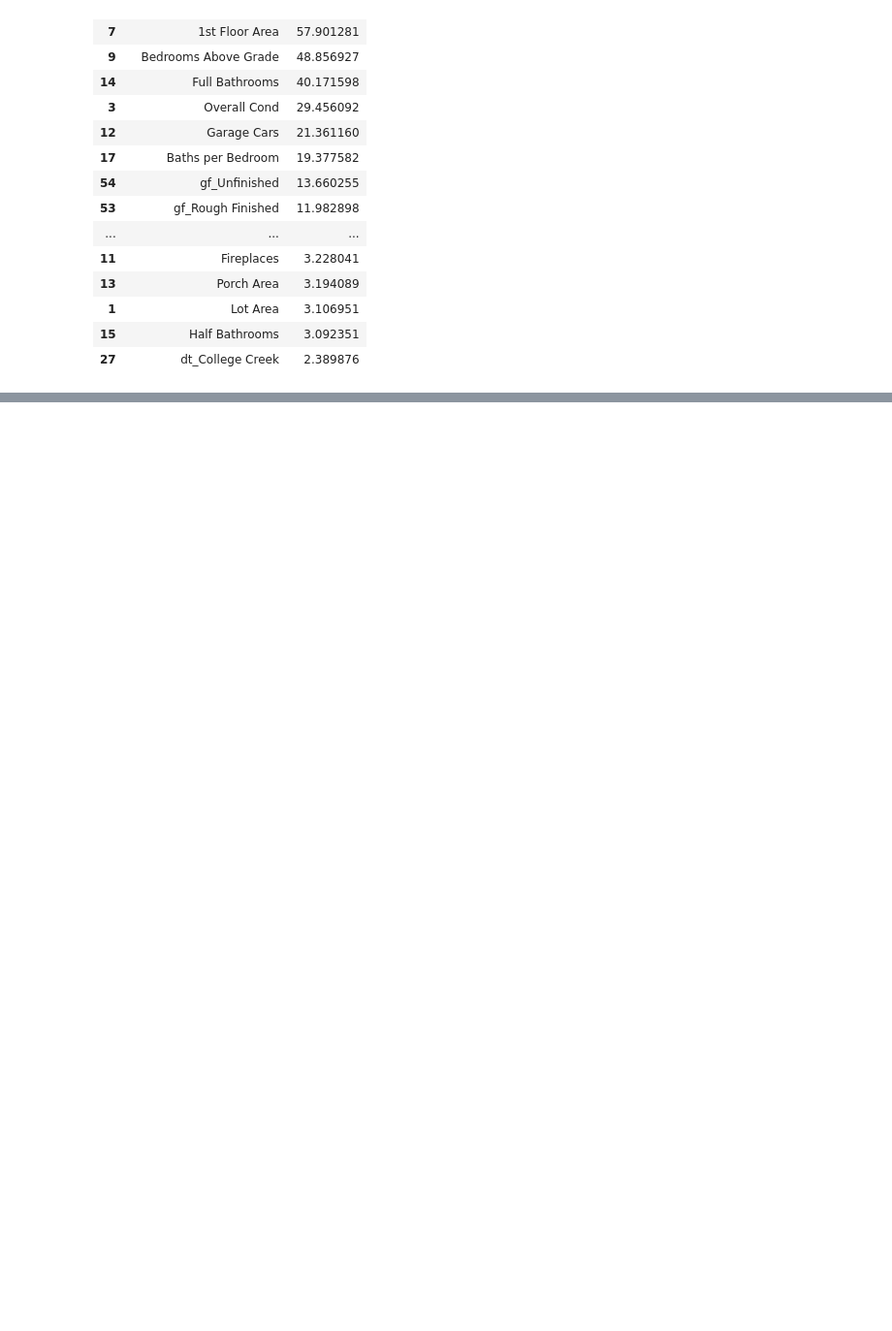
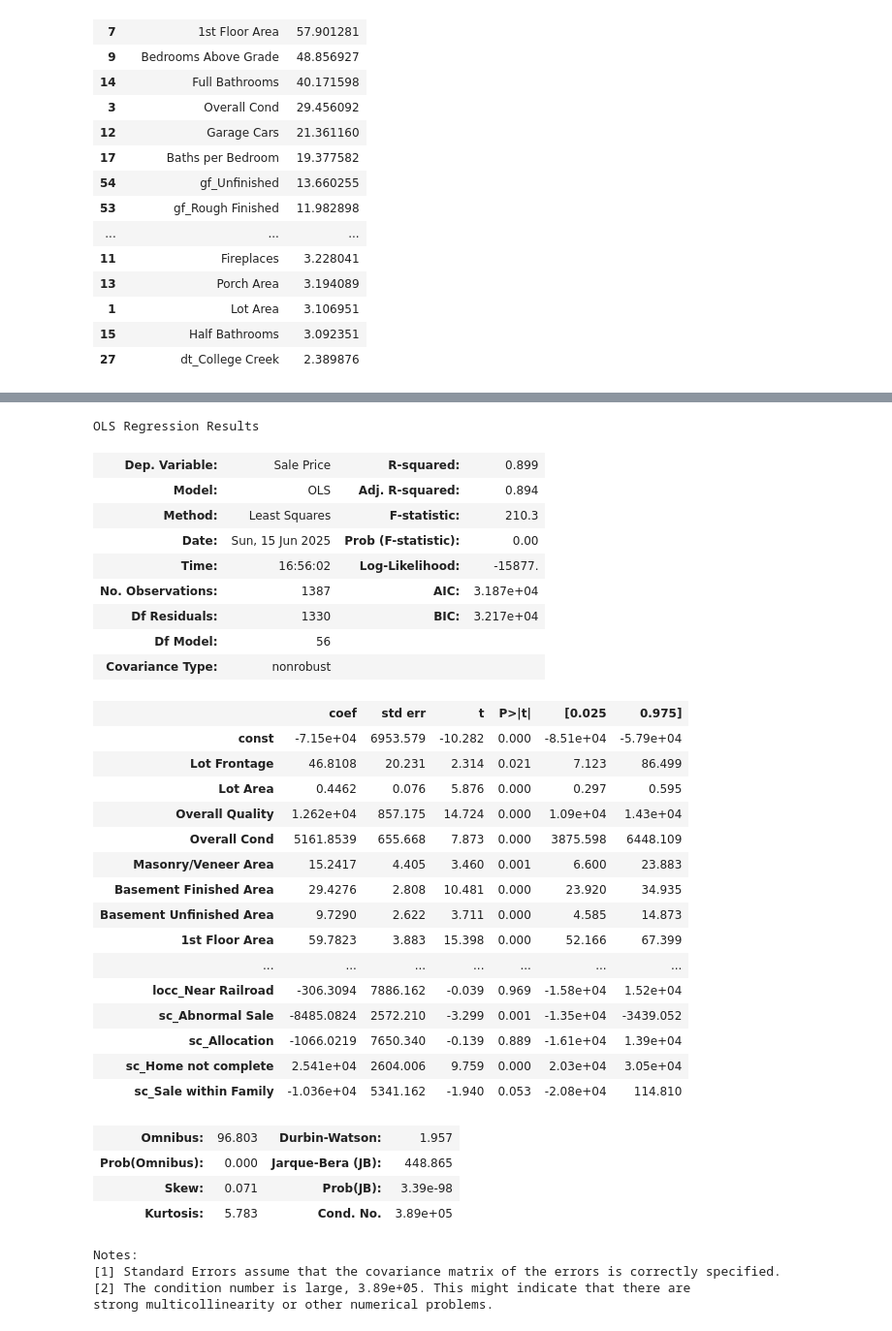
Before and after one commit to IKSHRESTHA/Data-Understanding-Assignment-MTSU, a Jupyter notebook: HW05/HW05_ShresthaK.ipynb, the cells around one changed output, grey strips where cells are left out. Shown at 97% size. Drawn from its saved outputs; the diff is of its cells as text; code cells hidden in the pictures; blank space fills up the shorter version.

```diff
--- a/HW05/HW05_ShresthaK.ipynb
+++ b/HW05/HW05_ShresthaK.ipynb
@@ -649,0 +690,54 @@ vif.head(20)  # Show top 20 features with highest VIF
+# %%
+import statsmodels.api as sm
+
+# Add a constant to the new X dataset
+X_new_const = sm.add_constant(X_new)
+
+# Fit the multiple regression model
+y = y  # Assuming y is already defined
+test_reg = sm.OLS(y, X_new_const)
+reg = test_reg.fit()
+
+# Predict using the model
+pred = reg.predict(X_new_const)
+
+# Calculate residuals
+resid = y - pred
+
+# Show summary of the results
+reg.summary()
+# %% [output]
+OLS Regression Results
+| Dep. Variable: | Sale Price | R-squared: | 0.899 |
+| Model: | OLS | Adj. R-squared: | 0.894 |
+| Method: | Least Squares | F-statistic: | 210.3 |
+| Date: | Sun, 15 Jun 2025 | Prob (F-statistic): | 0.00 |
+| Time: | 16:56:02 | Log-Likelihood: | -15877. |
+| No. Observations: | 1387 | AIC: | 3.187e+04 |
+| Df Residuals: | 1330 | BIC: | 3.217e+04 |
+| Df Model: | 56 |  |  |
+| Covariance Type: | nonrobust |  |  |
+|  | coef | std err | t | P>|t| | [0.025 | 0.975] |
+| const | -7.15e+04 | 6953.579 | -10.282 | 0.000 | -8.51e+04 | -5.79e+04 |
+| Lot Frontage | 46.8108 | 20.231 | 2.314 | 0.021 | 7.123 | 86.499 |
+| Lot Area | 0.4462 | 0.076 | 5.876 | 0.000 | 0.297 | 0.595 |
+| Overall Quality | 1.262e+04 | 857.175 | 14.724 | 0.000 | 1.09e+04 | 1.43e+04 |
+| Overall Cond | 5161.8539 | 655.668 | 7.873 | 0.000 | 3875.598 | 6448.109 |
+| Masonry/Veneer Area | 15.2417 | 4.405 | 3.460 | 0.001 | 6.600 | 23.883 |
+| Basement Finished Area | 29.4276 | 2.808 | 10.481 | 0.000 | 23.920 | 34.935 |
+| Basement Unfinished Area | 9.7290 | 2.622 | 3.711 | 0.000 | 4.585 | 14.873 |
+| 1st Floor Area | 59.7823 | 3.883 | 15.398 | 0.000 | 52.166 | 67.399 |
+| ... | ... | ... | ... | ... | ... | ... |
+| locc_Near Railroad | -306.3094 | 7886.162 | -0.039 | 0.969 | -1.58e+04 | 1.52e+04 |
+| sc_Abnormal Sale | -8485.0824 | 2572.210 | -3.299 | 0.001 | -1.35e+04 | -3439.052 |
+| sc_Allocation | -1066.0219 | 7650.340 | -0.139 | 0.889 | -1.61e+04 | 1.39e+04 |
+| sc_Home not complete | 2.541e+04 | 2604.006 | 9.759 | 0.000 | 2.03e+04 | 3.05e+04 |
+| sc_Sale within Family | -1.036e+04 | 5341.162 | -1.940 | 0.053 | -2.08e+04 | 114.810 |
+| Omnibus: | 96.803 | Durbin-Watson: | 1.957 |
+| Prob(Omnibus): | 0.000 | Jarque-Bera (JB): | 448.865 |
+| Skew: | 0.071 | Prob(JB): | 3.39e-98 |
+| Kurtosis: | 5.783 | Cond. No. | 3.89e+05 |
+Notes:
+[1] Standard Errors assume that the covariance matrix of the errors is correctly specified.
+[2] The condition number is large, 3.89e+05. This might indicate that there are
+strong multicollinearity or other numerical problems.
```
Also changed, not shown: parts of 20 cells of this notebook.
